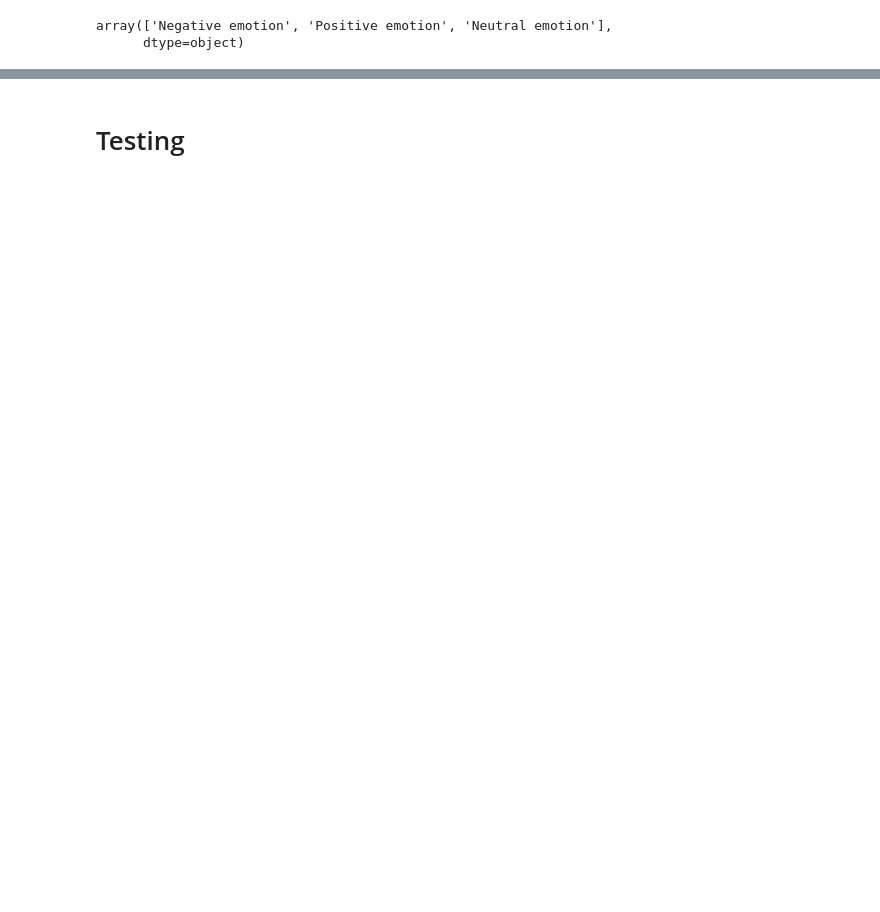
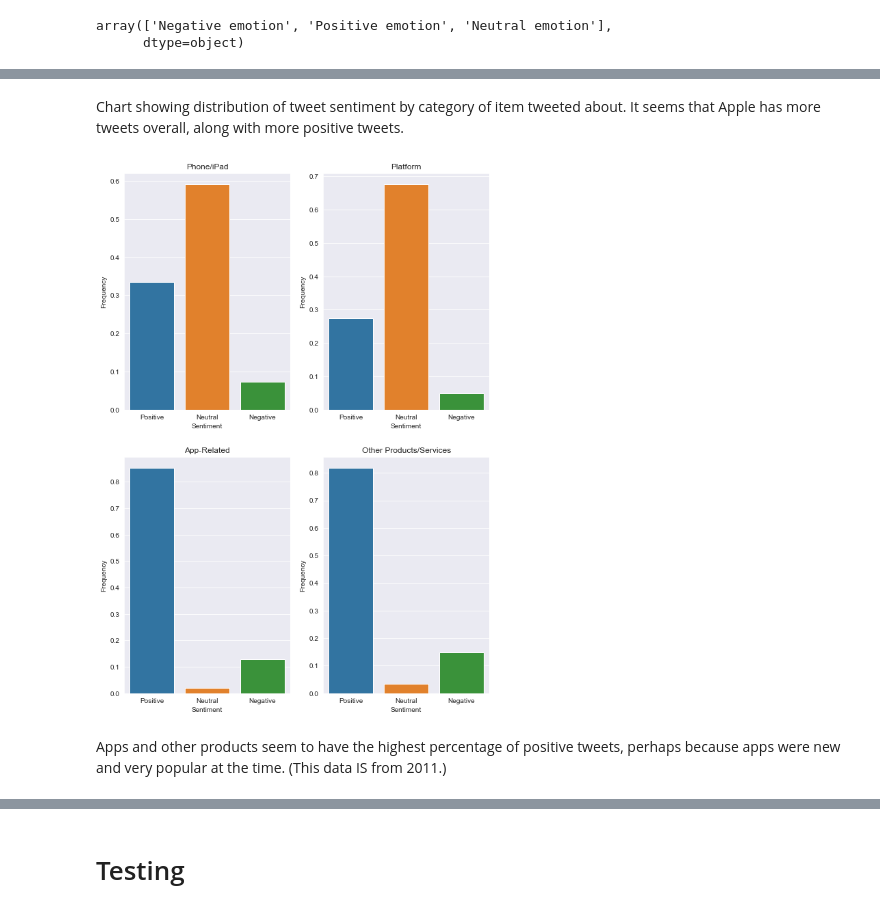
Before and after one commit to mmceld2/NLP-Analysis, a Jupyter notebook: Final_Notebook.ipynb, the cells around one changed output, grey strips where cells are left out. Cells and saved outputs as stored; diff of their text form; code cells hidden in the pictures; blank space fills up the shorter version.

```diff
--- a/Final_Notebook.ipynb
+++ b/Final_Notebook.ipynb
@@ -208,0 +169,2 @@ ax.set_title('Distribution of Sentiments',fontsize=14);
+# %%
+df['product'] = df['test'].map(nlp_functions.company_search)
@@ -208,0 +207,2 @@ ax.set_title('Distribution of Sentiments',fontsize=14);
+# %% [markdown]
+Chart showing distribution of tweet sentiment by category of item tweeted about. It seems that Apple has more tweets overall, along with more positive tweets.
@@ -208,0 +215,44 @@ ax.set_title('Distribution of Sentiments',fontsize=14);
+# %%
+#This cell focuses on creating visuals for tweets about some products themselves
+plt.figure(figsize=(20,14))
+
+ax1 = plt.subplot2grid(shape=(2,4), loc=(0,0))
+ax2 = plt.subplot2grid(shape=(2,4), loc=(0,1))
+ax3 = plt.subplot2grid(shape=(2,4), loc=(1,0))
+ax4 = plt.subplot2grid(shape=(2,4), loc=(1,1))
+
+sns.barplot(x = df.loc[df.category == 'Phone/iPad']['target'].value_counts().index,
+               y = df.loc[df.category == 'Phone/iPad']['target'].value_counts(normalize=True),
+           ax=ax1)
+ax1.set_title('Phone/iPad')
+ax1.set_xlabel('Sentiment')
+ax1.set_ylabel('Frequency')
+ax1.set_xticklabels(['Positive', 'Neutral', 'Negative'])
+
+sns.barplot(x = df.loc[df.category == 'Platform']['target'].value_counts().index,
+            y = df.loc[df.category == 'Platform']['target'].value_counts(normalize=True),
+           ax=ax2)
+ax2.set_title('Platform')
+ax2.set_xlabel('Sentiment')
+ax2.set_ylabel('Frequency')
+ax2.set_xticklabels(['Positive', 'Neutral', 'Negative'])
+
+sns.barplot(x = df.loc[df.category == 'App']['target'].value_counts().index,
+               y = df.loc[df.category == 'App']['target'].value_counts(normalize=True),
+           ax=ax3)
+ax3.set_title('App-Related')
+ax3.set_xlabel('Sentiment')
+ax3.set_ylabel('Frequency')
+ax3.set_xticklabels(['Positive', 'Neutral', 'Negative'])
+
+sns.barplot(x = df.loc[df.category == 'Other product/service']['target'].value_counts().index,
+               y = df.loc[df.category == 'Other product/service']['target'].value_counts(normalize=True),
+           ax=ax4)
+ax4.set_title('Other Products/Services')
+ax4.set_xlabel('Sentiment')
+ax4.set_ylabel('Frequency')
+ax4.set_xticklabels(['Positive', 'Neutral', 'Negative']);
+# %% [output]
+[figure, added]
+# %% [markdown]
+Apps and other products seem to have the highest percentage of positive tweets, perhaps because apps were new and very popular at the time. (This data IS from 2011.)
```
Also changed, not shown: parts of 100 cells of this notebook, 9 other files.
